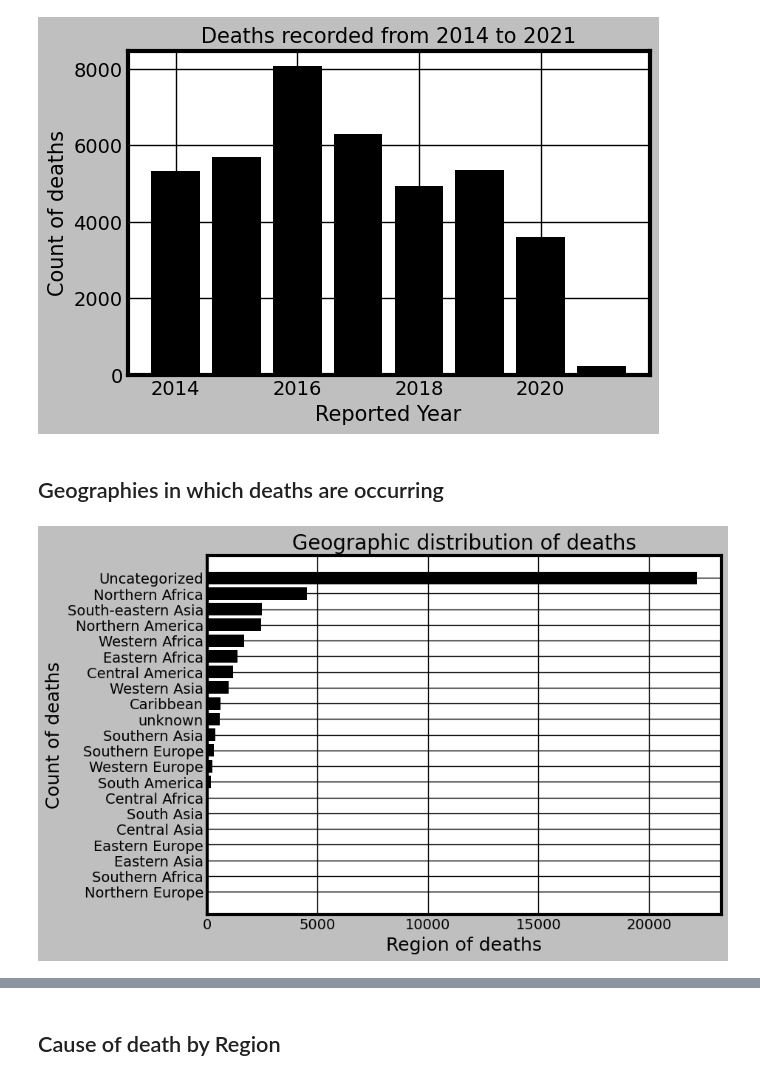
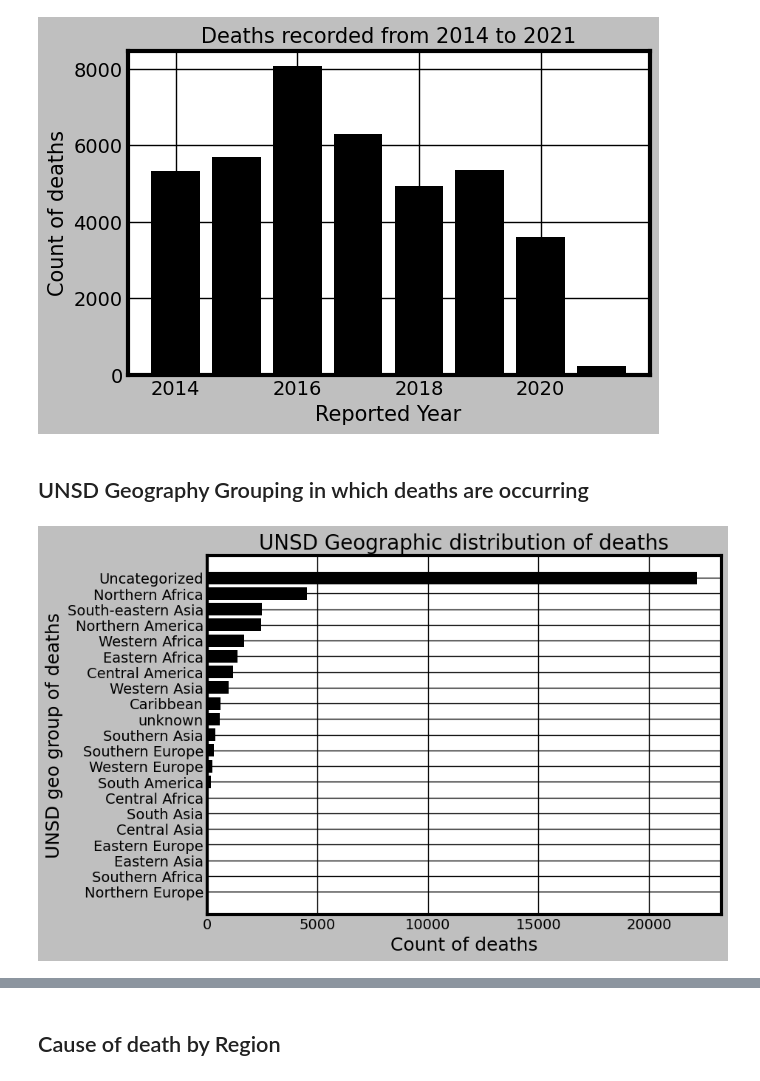
Before and after one commit to Prashantmdgl9/Missing-Migrants, a Jupyter notebook: Fatal Routes.ipynb, the cells around one changed output, grey strips where cells are left out. Cells and saved outputs as stored; diff of their text form; code cells hidden in the pictures.

```diff
--- a/Fatal Routes.ipynb
+++ b/Fatal Routes.ipynb
@@ -116,7 +116,7 @@ plt.show()
 # %% [output]
 [figure]
 # %% [markdown]
-## Geographies in which deaths are occurring
+## UNSD Geography Grouping in which deaths are occurring
 # %%
 geo_group = []
 for row in sf['UNSD Geographical Grouping']:
@@ -127,12 +127,12 @@ for row in sf['UNSD Geographical Grouping']:
 
 sf['UNSD Geographical Grouping'] = geo_group
 # %%
-tmp = sf.groupby('UNSD Geographical Grouping', tc.aggregate.SUM('Total Dead and Missing')).sort('UNSD Geographical Grouping').sort('Sum of Total Dead and Missing', ascending = True)
+tmp = sf.groupby('UNSD Geographical Grouping', tc.aggregate.SUM('Total Dead and Missing')).sort('Sum of Total Dead and Missing', ascending = True)
 plt.figure(figsize=(8, 6))
 plt.style.use('grayscale')
 plt.barh(tmp['UNSD Geographical Grouping'], tmp['Sum of Total Dead and Missing'])
-plt.xlabel('Region of deaths', size = 18); plt.ylabel('Count of deaths', size = 18);
-plt.title('Geographic distribution of deaths', size = 20);
+plt.xlabel('Count of deaths', size = 18); plt.ylabel('UNSD geo group of deaths', size = 18);
+plt.title('UNSD Geographic distribution of deaths', size = 20);
 plt.show()
 # %% [output]
-[figure, old version]
+[figure, new version]
```
Also changed, not shown: parts of 2 cells of this notebook.
